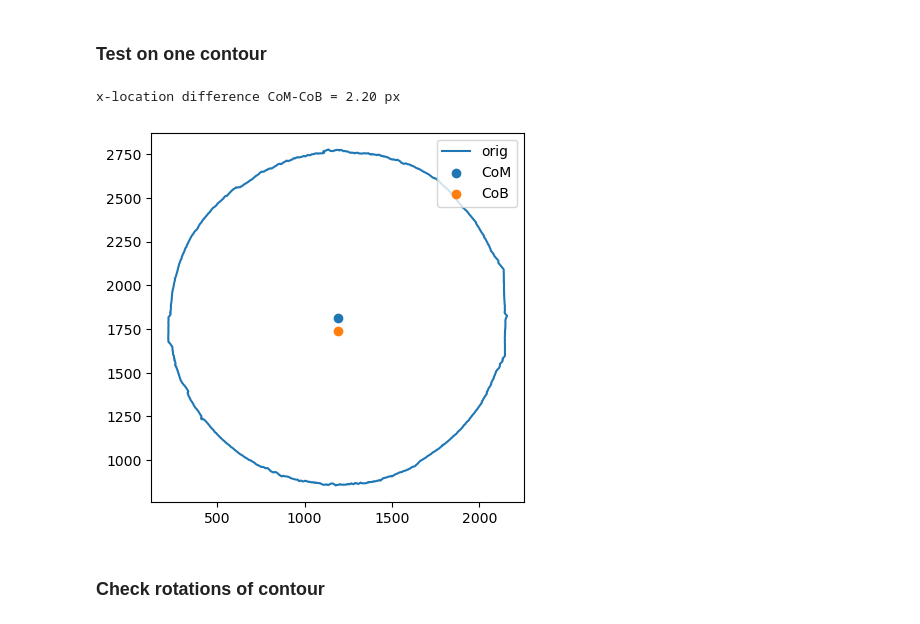
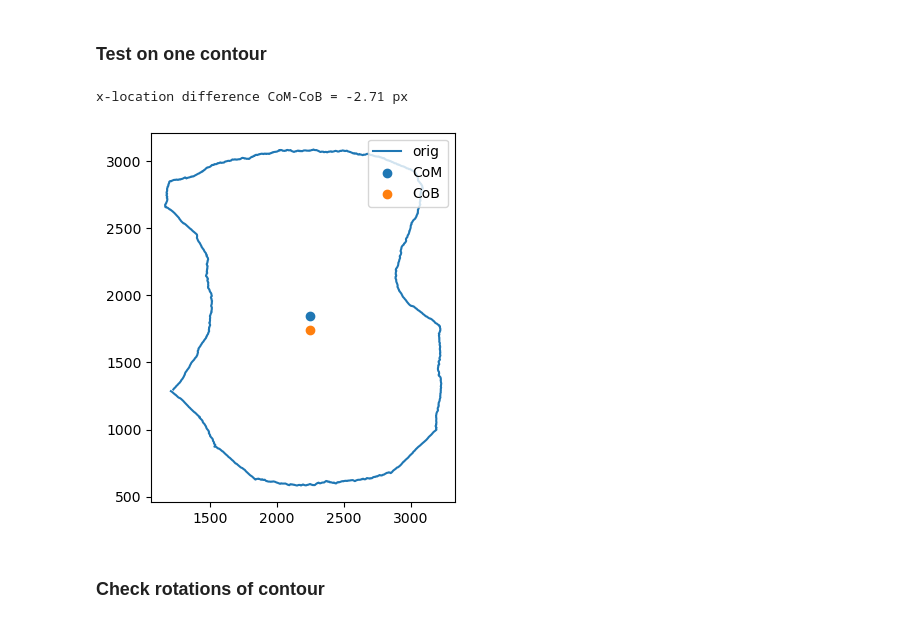
Before and after one commit to ebellincioni/floatingIce, a Jupyter notebook: 23-09-13_floating_dataAnalysis.ipynb, the cells around one changed output. Saved outputs shown, nothing was run; the diff lists cells and outputs as text; code cells hidden in the pictures.

```diff
--- a/23-09-13_floating_dataAnalysis.ipynb
+++ b/23-09-13_floating_dataAnalysis.ipynb
@@ -267,7 +289,9 @@ for cylinder in cylinders:
     for it,contourPATH in enumerate(contoursPATH[::]):
         contour = np.genfromtxt(contourPATH,dtype='float',delimiter=',')
         if contour.shape[1]!=2: contour = contour.T
-        contour[:,1 ] = -contour[:,1] + 4000 # straighten y direction
+        if it==0: # straighten y direction
+            shift = (max(contour[:,1])-min(contour[:,1]))*4/3
+        contour[:,1 ] = -contour[:,1] + shift
         xcenter = np.mean(contour,axis=0)[0]
 
         ax.flatten()[it].plot(contour[:,0]-xcenter,contour[:,1])
@@ -293,7 +321,8 @@ plt.show()
 # %%
 plt.figure()
 contour = np.genfromtxt(contoursPATH[1],dtype='float',delimiter=',').T
-contour[:,1 ] = -contour[:,1] + 3000 # straighten y direction
+shift = (max(contour[:,1])-min(contour[:,1]))*4/3
+contour[:,1 ] = -contour[:,1] + shift
 
 plt.plot(contour[:,0],contour[:,1],label='orig')
 
@@ -312,7 +341,7 @@ NameError: name 'PolyArea' is not defined
 # %% [markdown]
 ### Apply to all contours
 # %%
-directory = '/Users/edoardo/Library/CloudStorage/OneDrive-UniversityofTwente/floating/2023-09-14/'
+directory = '/Users/edoardo/Library/CloudStorage/OneDrive-UniversityofTwente/floating/2023-09-26/'
 cylinders = ['1st']
 
 plt.figure()
@@ -325,10 +354,12 @@ for cylinder in cylinders:
     contoursPATH = np.sort(contoursPATH)
 
     radii = []
-    for contourPATH in contoursPATH[::5]:
-        contour = np.genfromtxt(contourPATH,dtype='float',delimiter=',').T
-
-        contour[:,1 ] = -contour[:,1] + 3000 # straighten y direction
+    for it,contourPATH in enumerate(contoursPATH[::]):
+        contour = np.genfromtxt(contourPATH,dtype='float',delimiter=',')
+        if contour.shape[1]!=2: contour = contour.T
+        if it==0: # straighten y direction
+            shift = (max(contour[:,1])-min(contour[:,1]))*4/3
+        contour[:,1 ] = -contour[:,1] + shift
         # plt.plot(contour[:,0],contour[:,1])
         xcenter = np.mean(contour,axis=0)[0]
         # plt.scatter(np.mean(contour,axis=0)[0],np.mean(contour,axis=0)[1])
@@ -349,25 +380,27 @@ plt.show()
 ### Test on one contour
 # %%
 plt.figure()
-contour = np.genfromtxt(contoursPATH[1],dtype='float',delimiter=',').T
-contour[:,1 ] = -contour[:,1] + 3000 # straighten y direction
+contour = np.genfromtxt(contoursPATH[15],dtype='float',delimiter=',')
+if contour.shape[1]!=2: contour = contour.T
+shift = (max(contour[:,1])-min(contour[:,1]))*4/3
+contour[:,1 ] = -contour[:,1] + shift
 
 plt.plot(contour[:,0],contour[:,1],label='orig')
 
 
 
 com,cob = hydrostasy(contour)
 
 plt.scatter(com.x,com.y,label='CoM')
 plt.scatter(cob.x,cob.y,label='CoB')
 print(f'x-location difference CoM-CoB = {com.x-cob.x:.2f} px')
 
 plt.legend(loc='upper right')
 plt.gca().set_aspect('equal')
 plt.show()
 # %% [output]
-x-location difference CoM-CoB = 2.20 px
+x-location difference CoM-CoB = -2.71 px
-[figure, old version]
+[figure, new version]
 # %% [markdown]
 ### Check rotations of contour
 # %%
```
Also changed, not shown: parts of 8 cells of this notebook, 1 other file.
